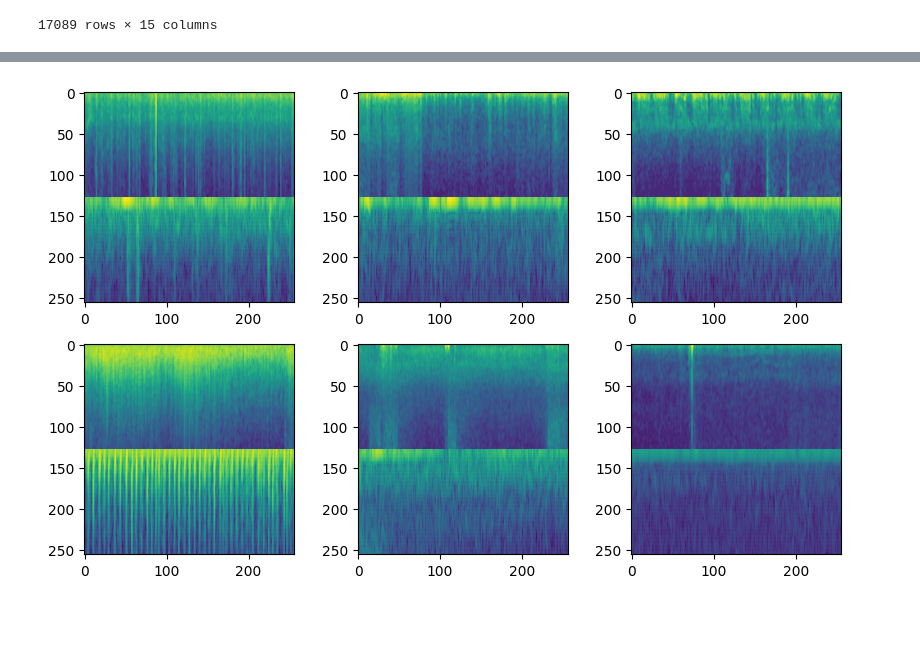
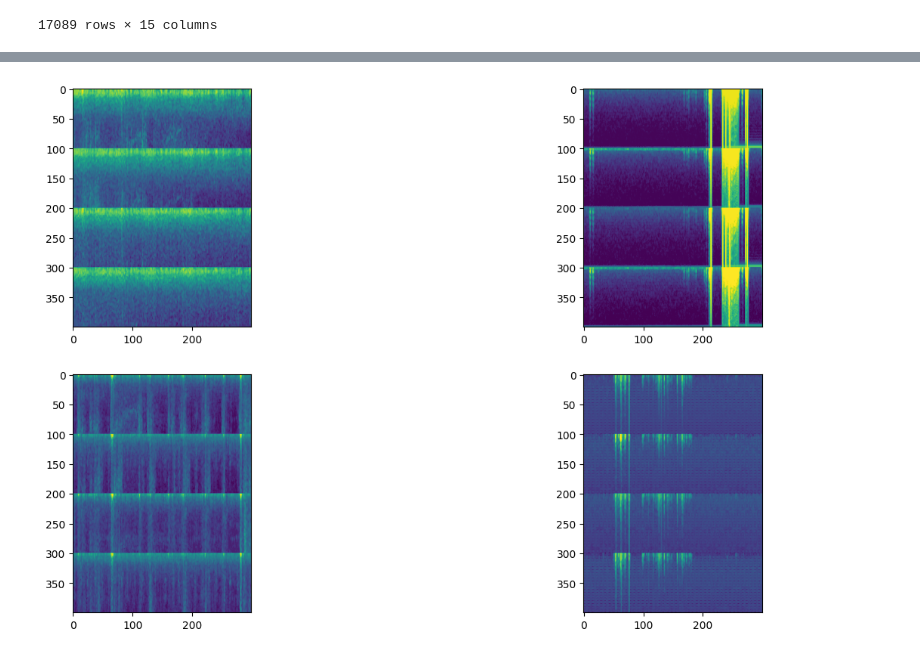
Before and after one commit to rlid/hms-harmful-brain-activity-classification, a Jupyter notebook: fit_enb0.ipynb, the cells around one changed output, grey strips where cells are left out. Drawn from its saved outputs; the diff is of its cells as text; code cells hidden in the pictures; blank space fills up the shorter version.

Commit message:
implemented eeg to spectrogram in fit_enb0

```diff
--- a/fit_enb0.ipynb
+++ b/fit_enb0.ipynb
@@ -68,14 +64,22 @@ read_eeg_train = read_parquet(path=f'{DATA_DIR}/train_eegs/')
 read_eeg_test = read_parquet(path=f'{DATA_DIR}/test_eegs/')
 read_spg_train = read_parquet(path=f'{DATA_DIR}/train_spectrograms/')
 read_spg_test = read_parquet(path=f'{DATA_DIR}/test_spectrograms/')
+
+def eeg_window(row, train=True):
+    eeg_data = read_eeg_train(row.eeg_id) if train else read_eeg_test(row.eeg_id)
+    if train:
+        eeg_offset = int(row.eeg_label_offset_seconds)
+        eeg_data = eeg_data.iloc[(200 * eeg_offset):(200 * (eeg_offset + 50))]
+    return eeg_data
+
+def spg_window(row, train=True):
+    spg_data = read_spg_train(row.spectrogram_id) if train else read_spg_test(row.spectrogram_id)
+    if train:
+        spg_offset = int(row.spectrogram_label_offset_seconds)
+        spg_data = spg_data.loc[(spg_data.time >= spg_offset) & (spg_data.time < spg_offset + 600)]
+        spg_data = spg_data.drop(columns=['time'])
+    return spg_data
+
+# spg_window(train_df.iloc[133])
+# read_spg_train(train_df.iloc[14583].spectrogram_id).isna().any()
+# train_df.iloc[133]
-# %%
-if READ_SPG_FILES:
-    spgs = {}
-    for i, spg_id in enumerate(train_df['spectrogram_id'].unique()):
-        spgs[spg_id] = read_spg_train(spg_id).iloc[:, 1:].values
-        if i % 1000 == 0:
-            print(i, end=',')
-else:
-    spgs = np.load(f'{DATA_DIR}/specs.npy', allow_pickle=True).item()
-
-eeg_spgs = np.load(f'{DATA_DIR}/eeg_specs.npy', allow_pickle=True).item()
@@ -175,25 +208,27 @@ class DataGenerator(keras.utils.Sequence):
             img_batch[i, ] = self.__random_transform(img_batch[i, ])
         return img_batch
 # %%
-gen = DataGenerator(train_df, spgs=spgs, eeg_spgs=eeg_spgs, shuffle=False)
+gen = DataGenerator(train_df, shuffle=True)
 
 ROWS = 2
-COLS = 3
+COLS = 2
 BATCHES = 1
 
 for i, (X, y) in enumerate(gen):
-    plt.figure(figsize=(10, 6))
+    plt.figure(figsize=(16, 9))
     for j in range(ROWS):
         for k in range(COLS):
             plt.subplot(ROWS, COLS, j * COLS + k + 1)
             t = y[j * COLS + k]
-            img = np.concatenate([X[j * COLS + k, :, :, a] for a in [0, 4]], axis=0)
-            plt.imshow(img)
+            img_spg = np.concatenate([X[j * COLS + k, :, :, a] for a in range(4)], axis=0)
+            # img_eeg = np.concatenate([X[j * COLS + k, :, :, a] for a in range(4, 8)], axis=0)
+            # img = np.concatenate([img_spg, img_eeg], axis=1)
+            plt.imshow(img_spg)
     plt.show()
     if i == BATCHES - 1:
         break
 # %% [output]
-[figure, old version]
+[figure, new version]
 # %%
 def build_model():
     base_model = keras.applications.efficientnet.EfficientNetB0(include_top=False, weights='imagenet', input_shape=None)
```
Also changed, not shown: parts of 8 cells of this notebook, 3 other files.
